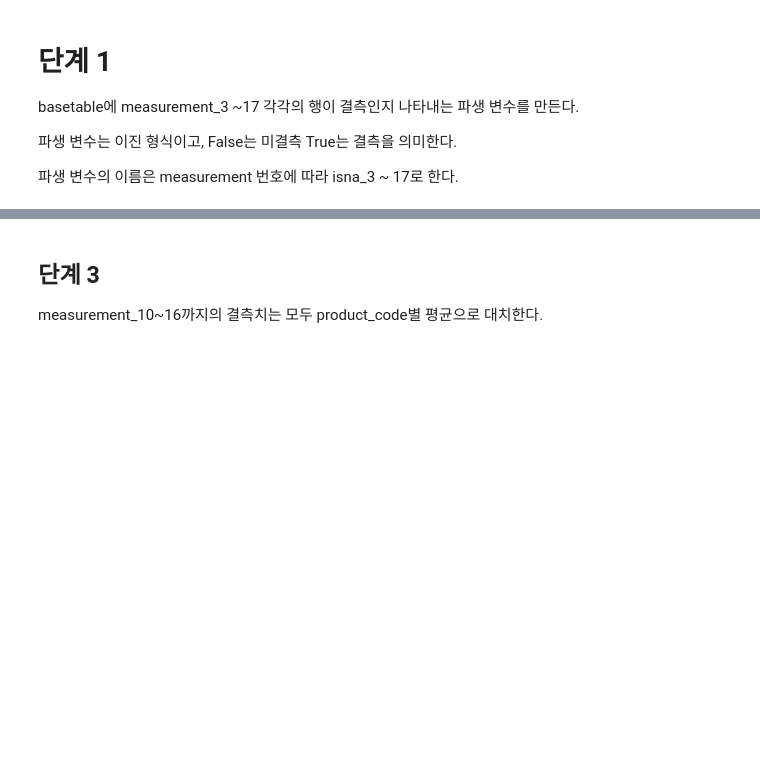
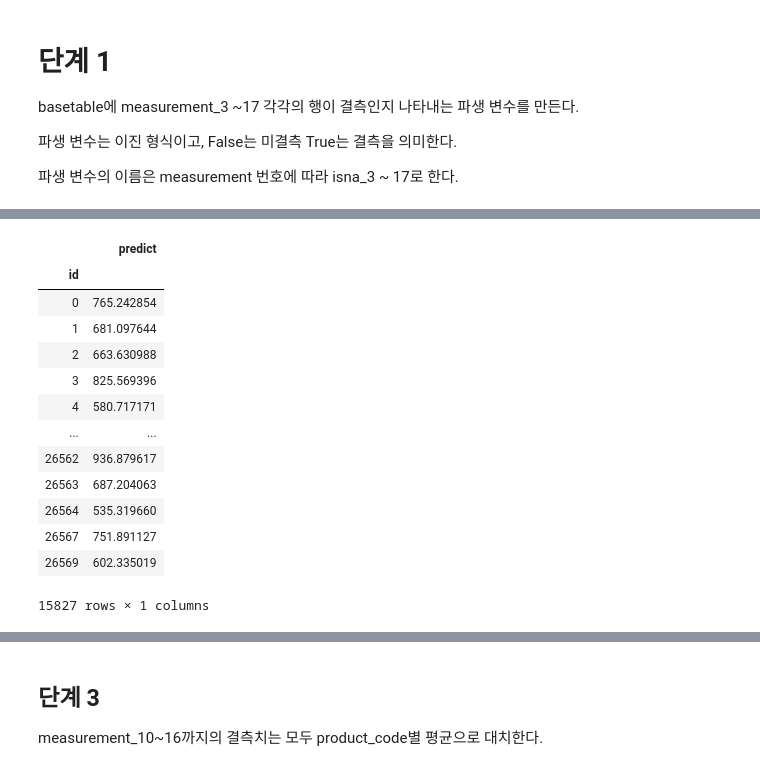
Before and after one commit to sunkusun9/DS_lv3_2410_2, a Jupyter notebook: sec_ds_lv3_prob1_prob.ipynb, the cells around one changed output, grey strips where cells are left out. Cells and saved outputs as stored; diff of their text form; code cells hidden in the pictures; blank space fills up the shorter version.

```diff
--- a/sec_ds_lv3_prob1_prob.ipynb
+++ b/sec_ds_lv3_prob1_prob.ipynb
@@ -135,3 +179,22 @@ df_basetable[['isna_{}'.format(i) for i in range(3, 18)]].sum().rename('na_count
+# %%
+df_tip.groupby('product_code').apply(
+    lambda x: pd.DataFrame(s_lr[x.name].predict(x[X_lr]), index=x.index)
+).rename(columns={0: 'predict'})
+# %% [output]
+|  | predict |
+| id |  |
+| 0 | 765.242854 |
+| 1 | 681.097644 |
+| 2 | 663.630988 |
+| 3 | 825.569396 |
+| 4 | 580.717171 |
+| ... | ... |
+| 26562 | 936.879617 |
+| 26563 | 687.204063 |
+| 26564 | 535.319660 |
+| 26567 | 751.891127 |
+| 26569 | 602.335019 |
+15827 rows × 1 columns
 # %% [markdown]
 ## 단계 2
 
```
Also changed, not shown: parts of 34 cells of this notebook.
